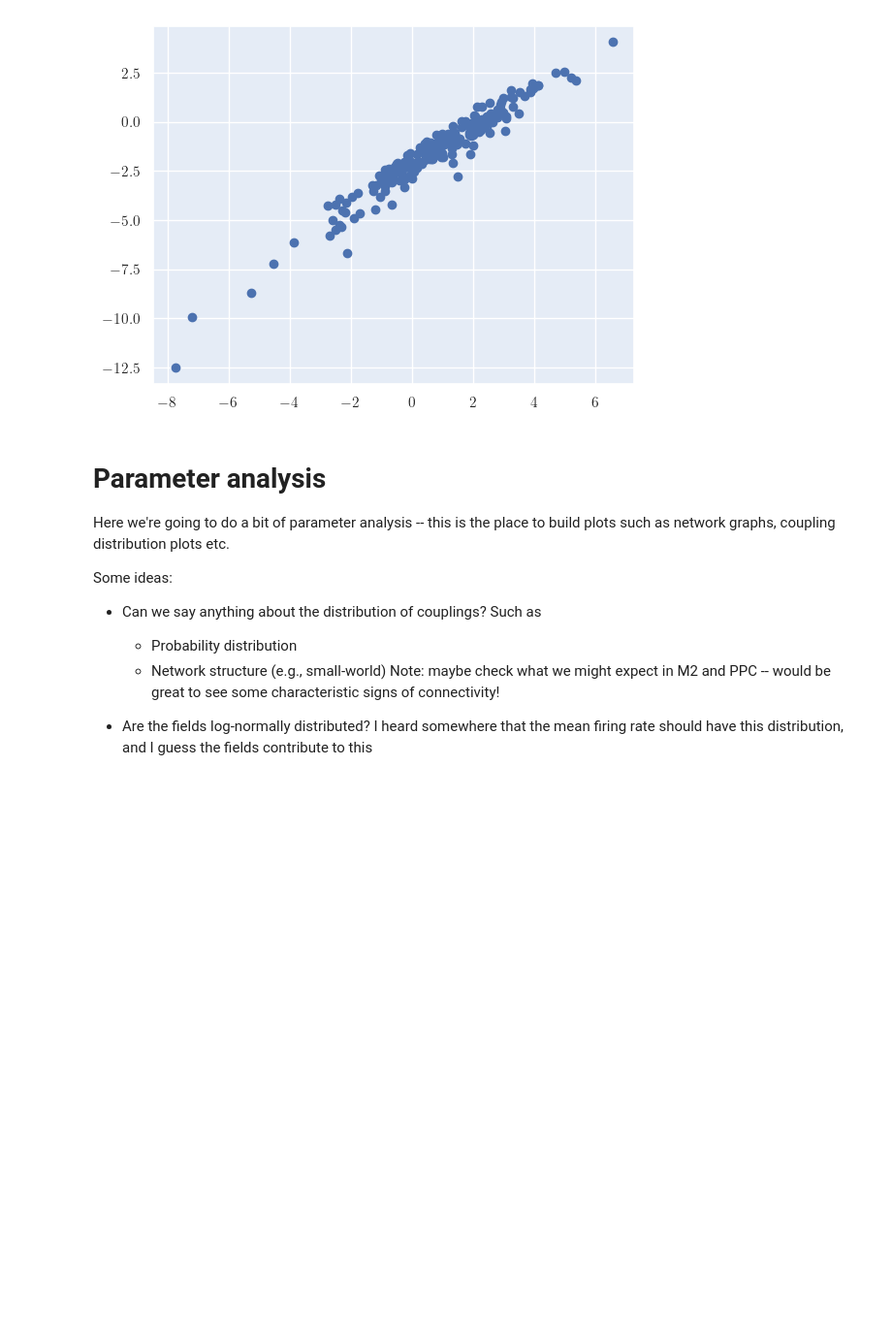
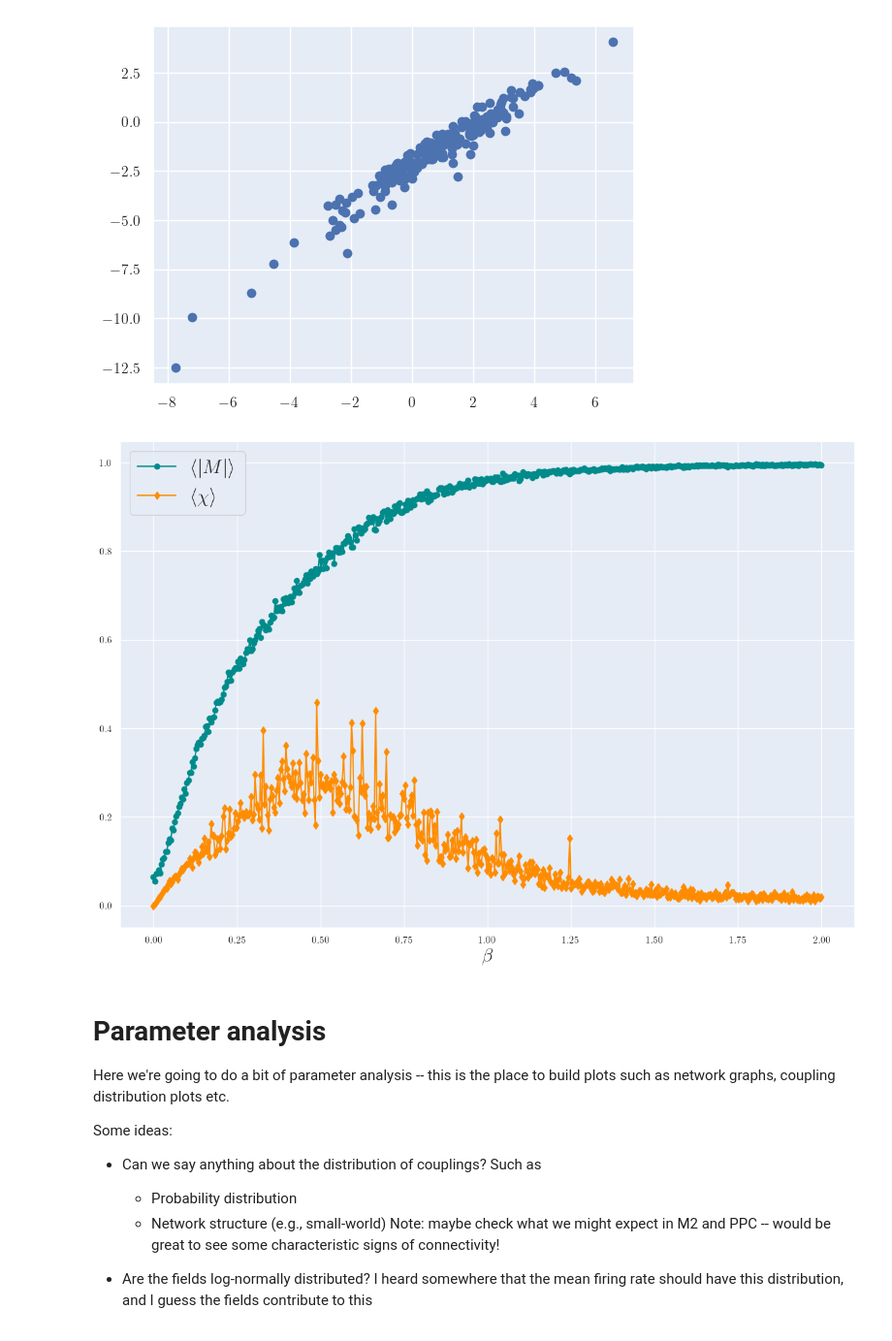
Before and after one commit to mbmahiout/ising, a Jupyter notebook: python/src/notebooks/misc/bio_model_exploration.ipynb, the cells around one changed output. Shown at 97% size. Cells and saved outputs as stored; diff of their text form; code cells hidden in the pictures; blank space fills up the shorter version.

```diff
--- a/python/src/notebooks/misc/bio_model_exploration.ipynb
+++ b/python/src/notebooks/misc/bio_model_exploration.ipynb
@@ -96,6 +96,39 @@ def get_av_susceptibility(states, T):
     M_av = np.mean(M)
     M_sq_av = np.mean(M ** 2)
     return (M_sq_av - M_av ** 2) / (T * N)
+# %%
+num_units = 160
+
+J, h = eq_couplings[num_units], eq_fields[num_units]
+
+num_betas = 500
+beta_range = np.linspace(0, 2, num_betas)
+av_mag = dict(
+    (beta, None) for beta in beta_range
+)
+av_sus = dict(
+    (beta, None) for beta in beta_range
+)
+
+for beta in beta_range:
+    model = ising.EqModel(J * beta, h * beta)
+    sim = model.simulate(15_000, 5_000)
+
+    av_mag[beta] = get_av_magnetization(sim.getStates())
+    av_sus[beta] = get_av_susceptibility(sim.getStates(), T=1/beta)
+# %%
+fig, ax = plt.subplots(figsize=(15,10))
+ax.plot(beta_range, list(av_mag.values()), marker='o', color="darkcyan", label=r"$\langle |M| \rangle$")
+ax.plot(beta_range, list(av_sus.values()), marker='d', color="darkorange", label=r"$\langle \chi \rangle$")
+
+ax.set_xlabel(r"$\beta$", fontsize=22)
+ax.legend(fontsize=22)
+
+plt.savefig("neural_phase_transition.pdf")
+
+plt.show()
+# %% [output]
+[figure, added]
 # %% [markdown]
 # Parameter analysis
 
```
Also changed, not shown: 23 other files.
